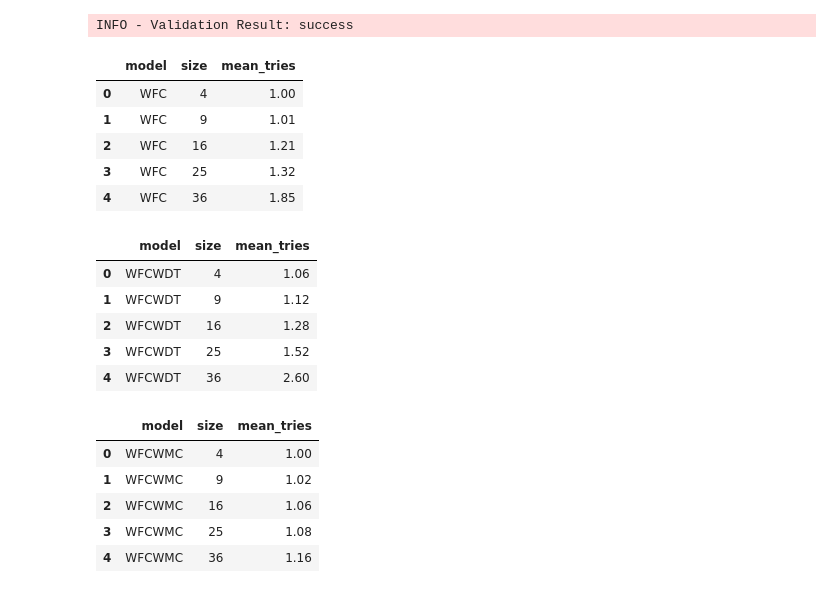
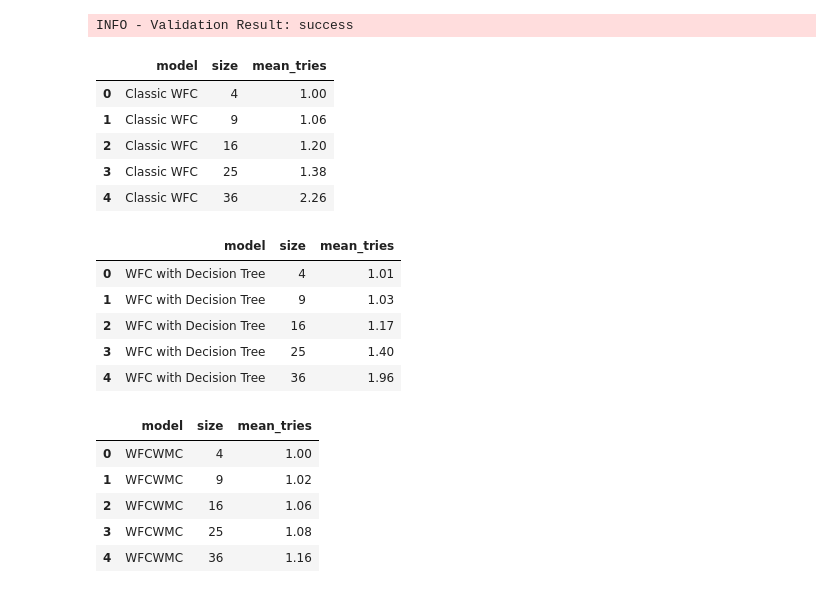
Before and after one commit to evlko/WFCWML, a Jupyter notebook: notebooks/performance.ipynb, the cells around one changed output. Cells and saved outputs as stored; diff of their text form; code cells hidden in the pictures.

```diff
--- a/notebooks/performance.ipynb
+++ b/notebooks/performance.ipynb
@@ -55,35 +55,35 @@ def evaluate_wfc(
 
     return pd.DataFrame(results)
 # %%
-sizes = np.arange(2, 11)
+sizes = np.arange(2, 12)
 target_successes = 100
 # %%
 random_judge = RandomJudge()
 
-wfc_df = evaluate_wfc(sizes, target_successes, random_judge, "WFC")
+wfc_df = evaluate_wfc(sizes, target_successes, random_judge, "Classic WFC")
 
 wfc_df.head(5)
 # %% [output]
 |  | model | size | mean_tries |
-| 0 | WFC | 4 | 1.00 |
-| 1 | WFC | 9 | 1.01 |
-| 2 | WFC | 16 | 1.21 |
-| 3 | WFC | 25 | 1.32 |
-| 4 | WFC | 36 | 1.85 |
+| 0 | Classic WFC | 4 | 1.00 |
+| 1 | Classic WFC | 9 | 1.06 |
+| 2 | Classic WFC | 16 | 1.20 |
+| 3 | Classic WFC | 25 | 1.38 |
+| 4 | Classic WFC | 36 | 2.26 |
 # %%
-dt_judge = ModelDT(view=Rect(width=3, height=3))
-dt_judge.load_weights("weights/dtree/decision_tree_model.pkl")
+dt_judge = ClassifierJudge(view=Rect(width=3, height=3), threshold=0.5, rebalance=True)
+dt_judge.load_weights("weights/dtree/logistic_regression.pkl")
 
-wfcwdt_df = evaluate_wfc(sizes, target_successes, dt_judge, "WFCWDT")
+wfcwdt_df = evaluate_wfc(sizes, target_successes, dt_judge, "WFC with Decision Tree")
 
 wfcwdt_df.head(5)
 # %% [output]
 |  | model | size | mean_tries |
-| 0 | WFCWDT | 4 | 1.06 |
-| 1 | WFCWDT | 9 | 1.12 |
-| 2 | WFCWDT | 16 | 1.28 |
-| 3 | WFCWDT | 25 | 1.52 |
-| 4 | WFCWDT | 36 | 2.60 |
+| 0 | WFC with Decision Tree | 4 | 1.01 |
+| 1 | WFC with Decision Tree | 9 | 1.03 |
+| 2 | WFC with Decision Tree | 16 | 1.17 |
+| 3 | WFC with Decision Tree | 25 | 1.40 |
+| 4 | WFC with Decision Tree | 36 | 1.96 |
 # %%
 mc_judge = ModelMC(view=Rect(3, 3))
 mc_judge.load_weights("data/weights/wfcwmc/mmc_1000")
```
Also changed, not shown: parts of 2 cells of this notebook, 9 other files.
